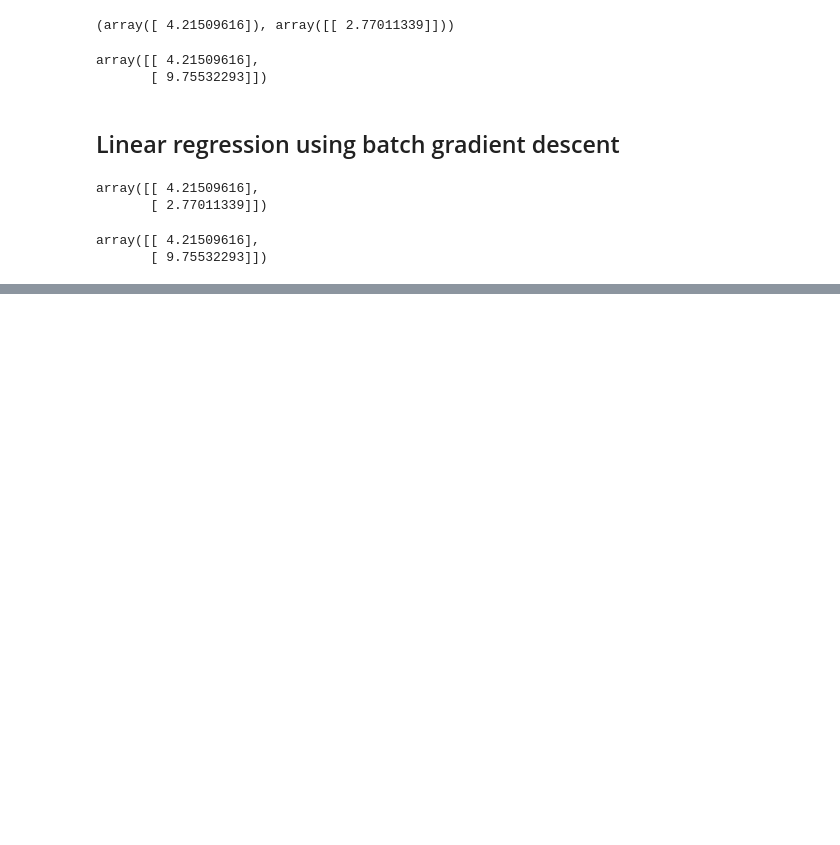
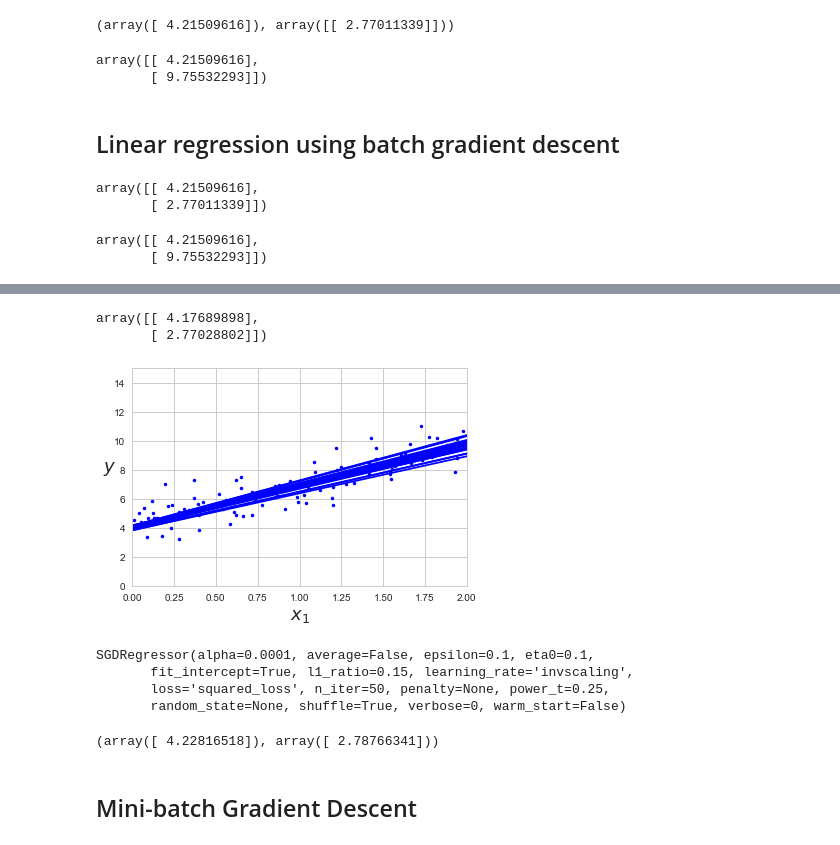
Before and after one commit to hirohisakubota/Hands_On_MachineLearning_book, a Jupyter notebook: chap04/Training Models.ipynb, the cells around one changed output, grey strips where cells are left out. Cells and saved outputs as stored; diff of their text form; code cells hidden in the pictures; blank space fills up the shorter version.

```diff
--- a/chap04/Training Models.ipynb
+++ b/chap04/Training Models.ipynb
@@ -76,0 +113,60 @@ array([[ 4.21509616],
+# %%
+n_epochs = 50
+t0, t1 = 5, 50
+def learning_schedule(t):
+    return t0/(t + t1)
+theta = np.random.randn(2, 1)
+for epoch in range(n_epochs):
+    for i in range(m):
+        random_index = np.random.randint(m)
+        xi = X_b[random_index:random_index+1]
+        yi = y[random_index:random_index+1]
+        gradients = 2*xi.T.dot(xi.dot(theta) - yi)
+        eta = learning_schedule(epoch*m + i)
+        theta = theta - eta*gradients
+# %%
+theta
+# %% [output]
+array([[ 4.17689898],
+       [ 2.77028802]])
+# %%
+theta_path_sgd = []
+m = len(X_b)
+np.random.seed(42)
+
+for epoch in range(n_epochs):
+    for i in range(m):
+        if epoch == 0 and i < 20:                    # not shown in the book
+            y_predict = X_new_b.dot(theta)           # not shown
+            style = "b-" if i > 0 else "r--"         # not shown
+            plt.plot(X_new, y_predict, style)        # not shown
+        random_index = np.random.randint(m)
+        xi = X_b[random_index:random_index+1]
+        yi = y[random_index:random_index+1]
+        gradients = 2 * xi.T.dot(xi.dot(theta) - yi)
+        eta = learning_schedule(epoch * m + i)
+        theta = theta - eta * gradients
+        theta_path_sgd.append(theta)                 # not shown
+
+plt.plot(X, y, "b.")                                 # not shown
+plt.xlabel("$x_1$", fontsize=18)                     # not shown
+plt.ylabel("$y$", rotation=0, fontsize=18)           # not shown
+plt.axis([0, 2, 0, 15])                              # not shown                              # not shown
+plt.show()
+# %% [output]
+[figure, added]
+# %%
+from sklearn.linear_model import SGDRegressor
+sgd_reg = SGDRegressor(n_iter=50, penalty=None, eta0=0.1)
+sgd_reg.fit(X, y.ravel())
+# %% [output]
+SGDRegressor(alpha=0.0001, average=False, epsilon=0.1, eta0=0.1,
+       fit_intercept=True, l1_ratio=0.15, learning_rate='invscaling',
+       loss='squared_loss', n_iter=50, penalty=None, power_t=0.25,
+       random_state=None, shuffle=True, verbose=0, warm_start=False)
+# %%
+sgd_reg.intercept_, sgd_reg.coef_
+# %% [output]
+(array([ 4.22816518]), array([ 2.78766341]))
+# %% [markdown]
+## Mini-batch Gradient Descent
```
Also changed, not shown: parts of 3 cells of this notebook.
